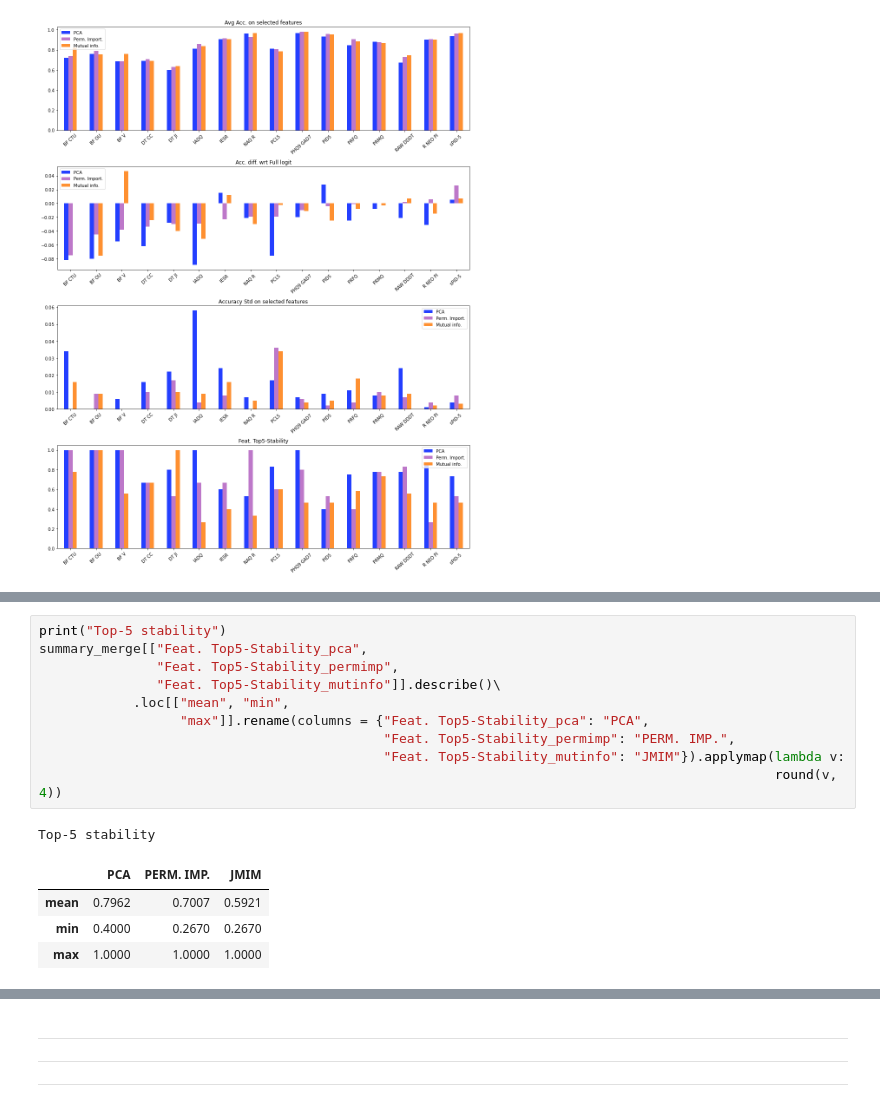
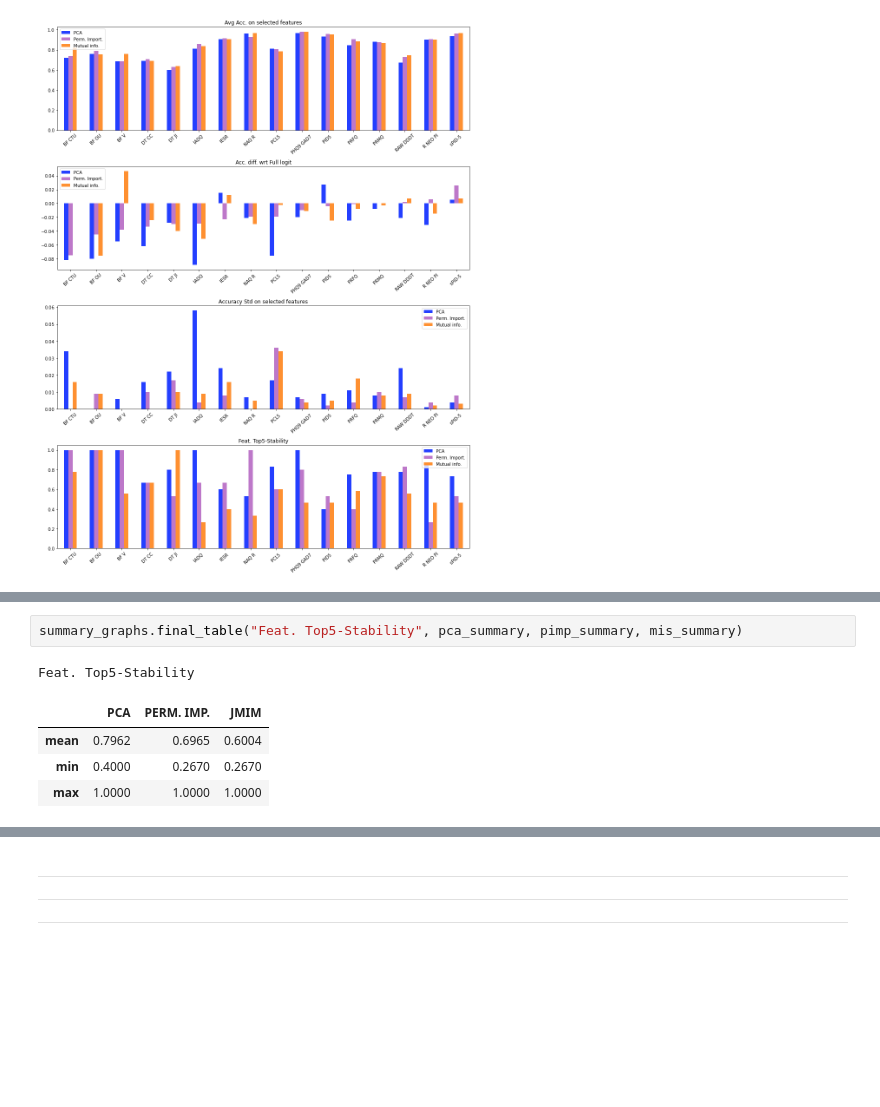
Before and after one commit to MattiaBrocco/Model-agnostic-feature-selection, a Jupyter notebook: Brocco_Gianfrate_Roveroni_Tesser.ipynb, the cells around one changed output, grey strips where cells are left out. Cells and saved outputs as stored; diff of their text form; blank space fills up the shorter version.

```diff
--- a/Brocco_Gianfrate_Roveroni_Tesser.ipynb
+++ b/Brocco_Gianfrate_Roveroni_Tesser.ipynb
@@ -1192,19 +1146,11 @@ Standard Deviation
 | min | 0.0000 | 0.0000 | 0.0000 |
 | max | 0.0580 | 0.0360 | 0.0340 |
 # %%
-print("Top-5 stability")
-summary_merge[["Feat. Top5-Stability_pca",
-               "Feat. Top5-Stability_permimp",
-               "Feat. Top5-Stability_mutinfo"]].describe()\
-            .loc[["mean", "min",
-                  "max"]].rename(columns = {"Feat. Top5-Stability_pca": "PCA",
-                                            "Feat. Top5-Stability_permimp": "PERM. IMP.",
-                                            "Feat. Top5-Stability_mutinfo": "JMIM"}).applymap(lambda v:
-                                                                                              round(v, 4))
+summary_graphs.final_table("Feat. Top5-Stability", pca_summary, pimp_summary, mis_summary)
 # %% [output]
-Top-5 stability
+Feat. Top5-Stability
 |  | PCA | PERM. IMP. | JMIM |
-| mean | 0.7962 | 0.7007 | 0.5921 |
+| mean | 0.7962 | 0.6965 | 0.6004 |
 | min | 0.4000 | 0.2670 | 0.2670 |
 | max | 1.0000 | 1.0000 | 1.0000 |
 # %% [markdown]
```
Also changed, not shown: parts of 17 cells of this notebook, 1 other file.
